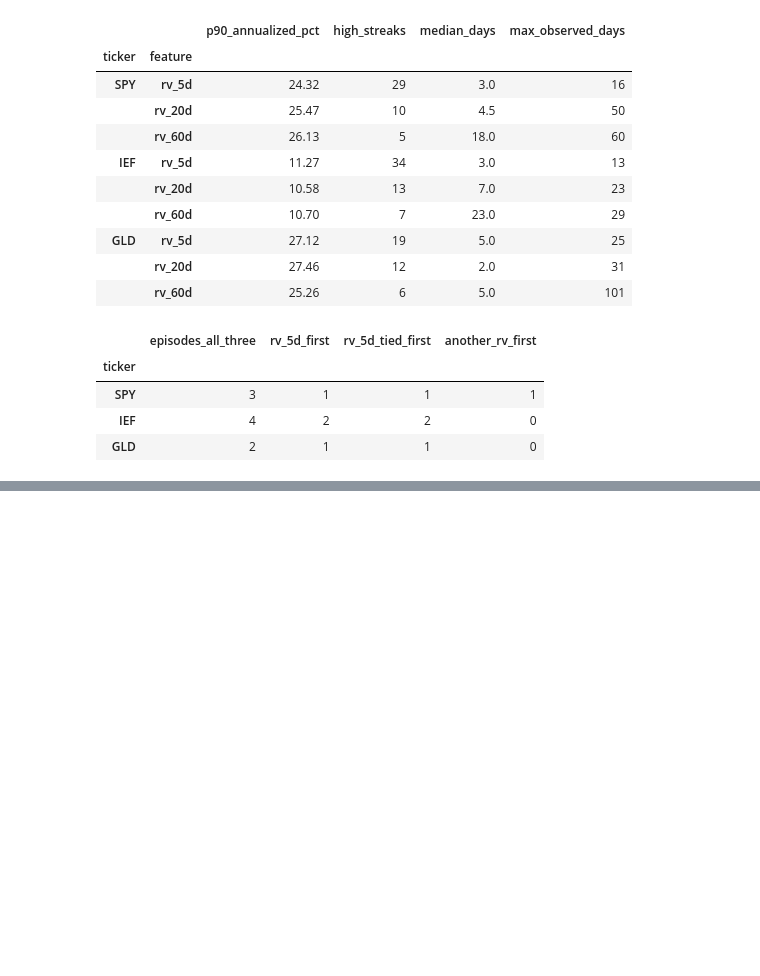
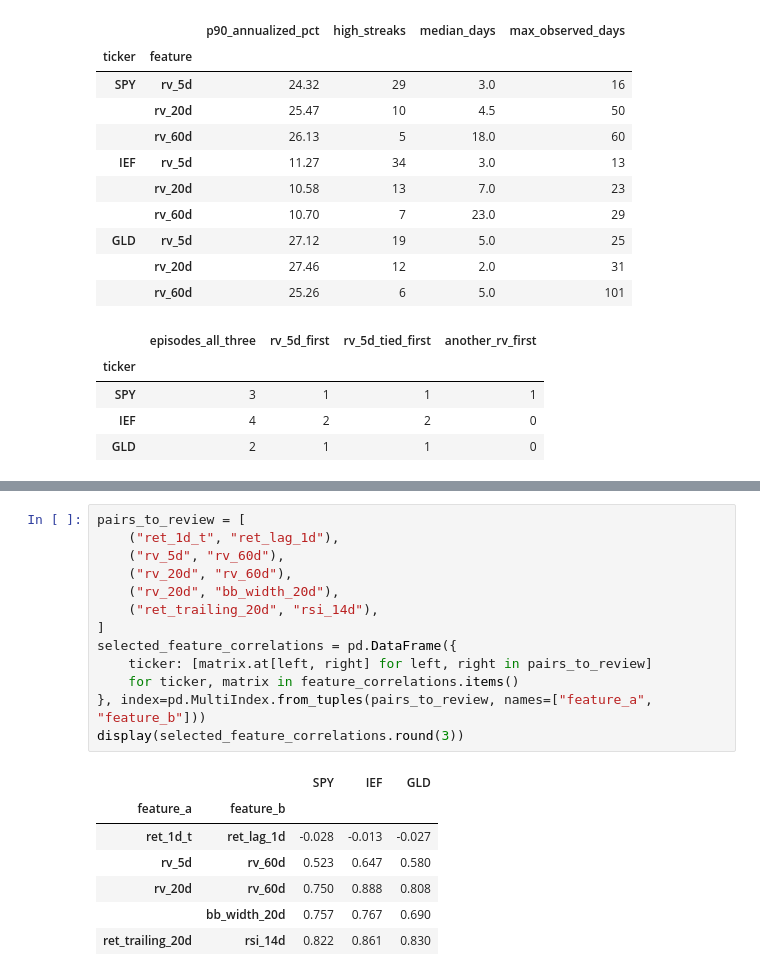
Before and after one commit to 01aptx01/datasci-and-dataen-project, a Jupyter notebook: notebooks/02_eda_features.ipynb, the cells around one changed output, grey strips where cells are left out. Drawn from its saved outputs; the diff is of its cells as text; blank space fills up the shorter version.

```diff
--- a/notebooks/02_eda_features.ipynb
+++ b/notebooks/02_eda_features.ipynb
@@ -599,0 +688,21 @@ display(rv_durations.round(2), rv_onsets)
+# %%
+pairs_to_review = [
+    ("ret_1d_t", "ret_lag_1d"),
+    ("rv_5d", "rv_60d"),
+    ("rv_20d", "rv_60d"),
+    ("rv_20d", "bb_width_20d"),
+    ("ret_trailing_20d", "rsi_14d"),
+]
+selected_feature_correlations = pd.DataFrame({
+    ticker: [matrix.at[left, right] for left, right in pairs_to_review]
+    for ticker, matrix in feature_correlations.items()
+}, index=pd.MultiIndex.from_tuples(pairs_to_review, names=["feature_a", "feature_b"]))
+display(selected_feature_correlations.round(3))
+# %% [output]
+|  |  | SPY | IEF | GLD |
+| feature_a | feature_b |  |  |  |
+| ret_1d_t | ret_lag_1d | -0.028 | -0.013 | -0.027 |
+| rv_5d | rv_60d | 0.523 | 0.647 | 0.580 |
+| rv_20d | rv_60d | 0.750 | 0.888 | 0.808 |
+|  | bb_width_20d | 0.757 | 0.767 | 0.690 |
+| ret_trailing_20d | rsi_14d | 0.822 | 0.861 | 0.830 |
```
Also changed, not shown: parts of 15 cells of this notebook.
